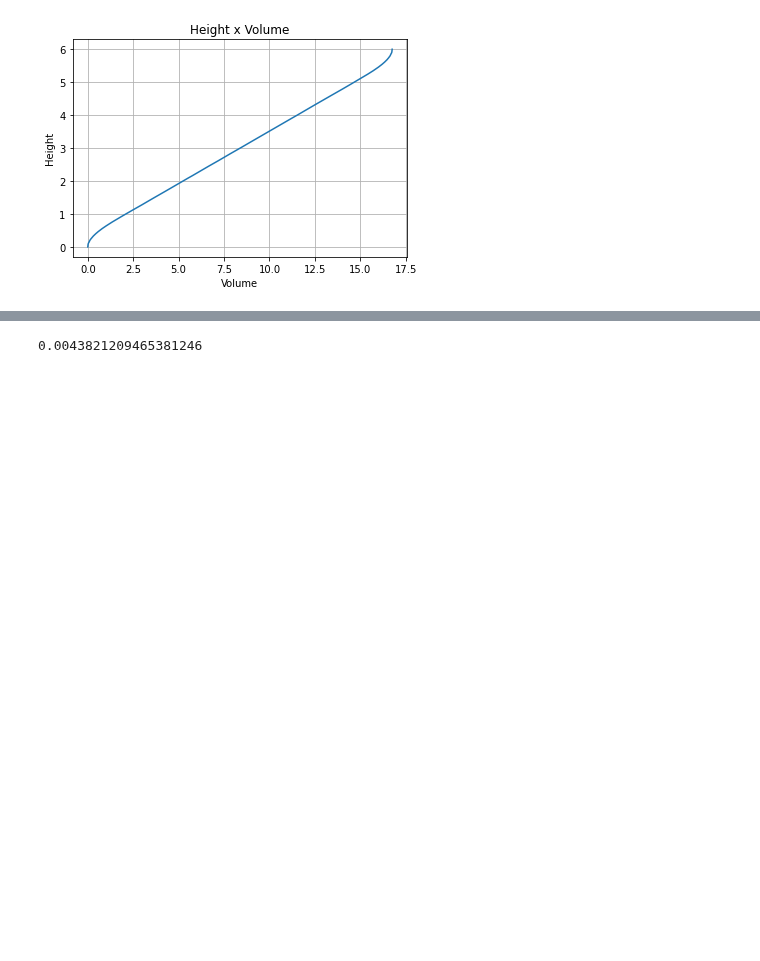
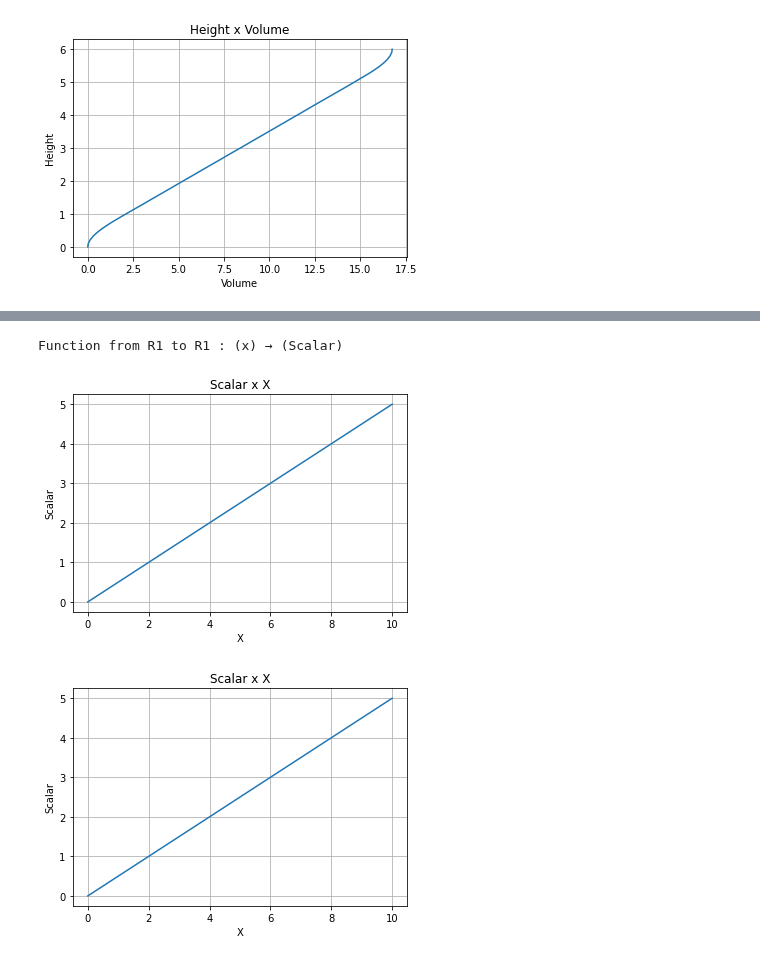
Before and after one commit to RocketPy-Team/RocketPy, a Jupyter notebook: testing.ipynb, the cells around one changed output, grey strips where cells are left out. Saved outputs shown, nothing was run; the diff lists cells and outputs as text; code cells hidden in the pictures; blank space fills up the shorter version.

```diff
--- a/testing.ipynb
+++ b/testing.ipynb
@@ -77,4 +52,0 @@ tlv(0)
-# %%
-alv(0)
-# %% [output]
-0.0043821209465381246
@@ -80,0 +62,32 @@ alv(0)
+# %%
+def test_A():
+    A = Function(lambda x: t.tank_geometry.integral(0, x))
+    test(A, lambda x: x)
+
+def test_com():
+    actual_integral = lambda x: (x ** 2) / 2
+    actual_com = lambda x: actual_integral(x) / 5
+
+    tank_inside_integral = Function(lambda x: x * t.tank_geometry)
+    return tank_inside_integral
+
+# test_A()
+test_com()
+# %% [output]
+Function from R1 to R1 : (x) → (Scalar)
+# %%
+acutal_inside_integral = Function(lambda x: x * 1)
+actual_integral = Function(lambda x: (x ** 2) / 2)
+actual_A = Function(lambda x: x)
+actual_com = Function(lambda x: actual_integral(x) / (actual_A(x) + 1e-9))
+
+tank_inside_integral = Function(lambda x: x * t.tank_geometry(x))
+tank_integral = Function(lambda x: tank_inside_integral.integral(0, x))
+tank_A = Function(lambda x: t.tank_geometry.integral(0, x))
+tank_com = Function(lambda x: tank_integral(x) / (tank_A(x) + 1e-9))
+# %%
+actual_com()
+tank_com()
+# %% [output]
+[figure, added]
+[figure, added]
```
Also changed, not shown: parts of 7 cells of this notebook, 3 other files.
